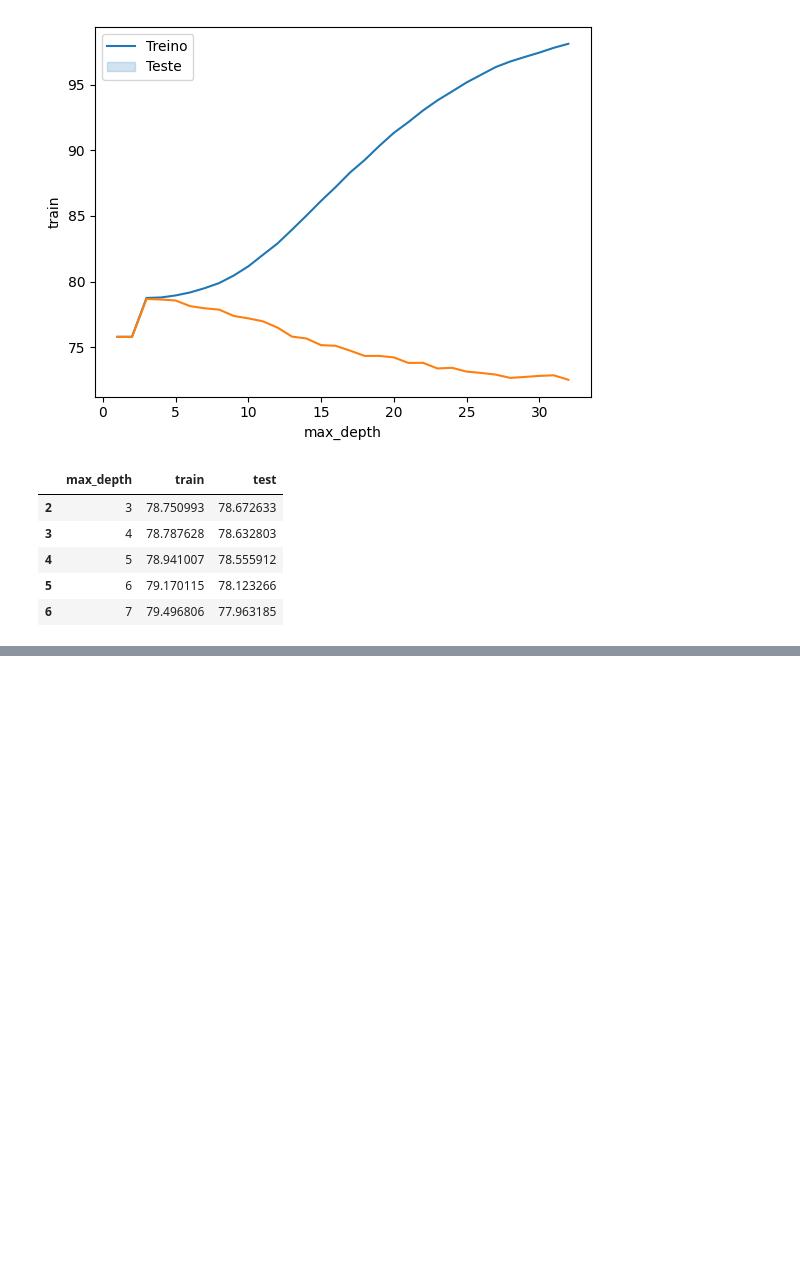
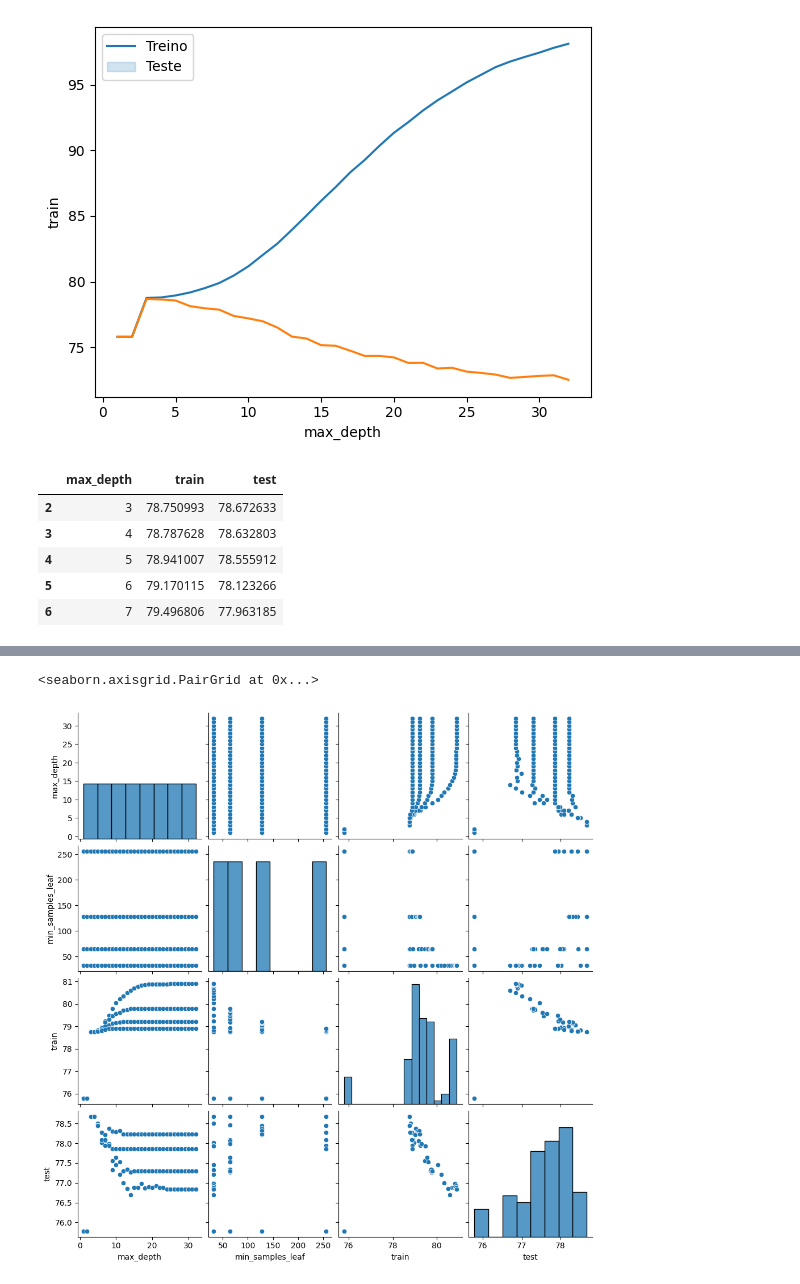
Before and after one commit to lucianeberger/cursos_machine_learning, a Jupyter notebook: Machine Learning parte 1 Otimização de Modelos/Introdução_a_Machine_Learning_Otimização.ipynb, the cells around one changed output, grey strips where cells are left out. Cells and saved outputs as stored; diff of their text form; code cells hidden in the pictures; blank space fills up the shorter version.

```diff
--- a/Machine Learning parte 1 Otimização de Modelos/Introdução_a_Machine_Learning_Otimização.ipynb
+++ b/Machine Learning parte 1 Otimização de Modelos/Introdução_a_Machine_Learning_Otimização.ipynb
@@ -251,0 +326,5 @@ resultados.sort_values("test", ascending=False).head()
+# %%
+sns.pairplot(resultados)
+# %% [output]
+<seaborn.axisgrid.PairGrid at 0x...>
+[figure, added]
```
Also changed, not shown: parts of 29 cells of this notebook, 1 other file.
